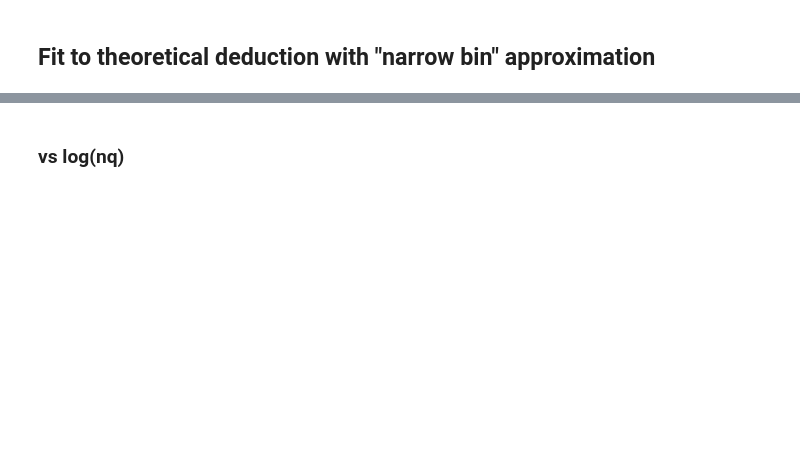
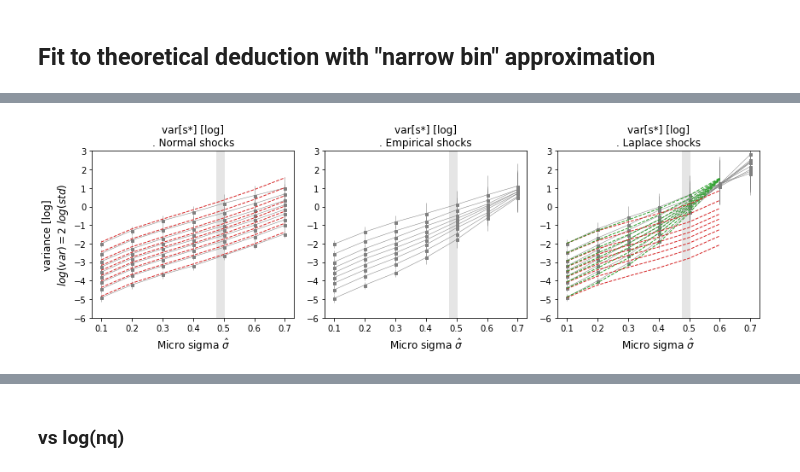
Before and after one commit to matuteiglesias/French_exports_bkp, a Jupyter notebook: code/notebooks/Plots for experiments 3 and 4.ipynb, the cells around one changed output, grey strips where cells are left out. Saved outputs shown, nothing was run; the diff lists cells and outputs as text; code cells hidden in the pictures; blank space fills up the shorter version.

```diff
--- a/code/notebooks/Plots for experiments 3 and 4.ipynb
+++ b/code/notebooks/Plots for experiments 3 and 4.ipynb
@@ -285,0 +206,3 @@ plt.show()
+# %%
+alphas = alphas.groupby(level = (0, 1)).mean().unstack()
+alphas
@@ -285,0 +402,92 @@ plt.show()
+# %%
+filename = 'var_mu0_fsigma'
+# %%
+data = result.loc[result.mu == 0]
+
+
+fig, axs = plt.subplots(1, 3, figsize = (12, 4))
+
+
+#################
+# Normal
+
+ax = axs[0]
+
+plot_data = data.loc[data.dist == 'norm'].groupby(['nq','s'])[['mean', 'log_var']].agg([np.mean, percentile_lo, percentile_hi])#.reset_index()
+
+y_data = plot_data['log_var']['mean'].unstack()
+yhi_data = plot_data['log_var']['percentile_hi'].unstack() - plot_data['log_var']['mean'].unstack()
+ylo_data = plot_data['log_var']['mean'].unstack() - plot_data['log_var']['percentile_lo'].unstack()
+x = y_data.columns.values
+
+for s in y_data.index.values:
+    ax.errorbar(x, y_data.loc[s], yerr=[ylo_data.loc[s], yhi_data.loc[s]], lw = lw_er, color = '.5', marker = 's', markersize = 3)
+
+## Analytical expectation
+for n0 in partition.values[1:]:
+    m = np.zeros(x.shape)
+    ## If I add also the intercept of the regression I could do:
+#     ax.plot(x, np.log10(var_N(m, x)) + alphas.loc['norm'].values.flatten()*np.log10(n0), color = 'r', linestyle = '--', zorder = 10, lw = .5)
+    ax.plot(x, np.log10(var_N(m, x)) - np.log10(n0), color = color_2, lw = lw_ae, linestyle = '--', zorder = 10)
+
+#################
+# Empirical
+
+ax = axs[1]
+
+plot_data = data.loc[data.dist == 'emp'].groupby(['nq','s'])[['mean', 'log_var']].agg([np.mean, percentile_lo, percentile_hi])#.reset_index()
+
+
+# logplot_data = np.log10(plot_data)
+y_data = plot_data['log_var']['mean'].unstack()
+yhi_data = plot_data['log_var']['percentile_hi'].unstack() - plot_data['log_var']['mean'].unstack()
+ylo_data = plot_data['log_var']['mean'].unstack() - plot_data['log_var']['percentile_lo'].unstack()
+x = y_data.columns.values
+
+for s in y_data.index.values:
+    ax.errorbar(x, y_data.loc[s], yerr=[ylo_data.loc[s], yhi_data.loc[s]], lw = lw_er, color = '.5', marker = 's', markersize = 3)
+
+
+
+#################
+# Laplace
+
+ax = axs[2]
+
+plot_data = data.loc[data.dist == 'lapl'].groupby(['nq','s'])[['mean', 'log_var']].agg([np.mean, percentile_lo, percentile_hi])#.reset_index()
+
+
+# logplot_data = np.log10(plot_data)
+y_data = plot_data['log_var']['mean'].unstack()
+yhi_data = plot_data['log_var']['percentile_hi'].unstack() - plot_data['log_var']['mean'].unstack()
+ylo_data = plot_data['log_var']['mean'].unstack() - plot_data['log_var']['percentile_lo'].unstack()
+x = y_data.columns.values
+
+for s in y_data.index.values:
+    ax.errorbar(x, y_data.loc[s], yerr=[ylo_data.loc[s], yhi_data.loc[s]], lw = lw_er, color = '.5', marker = 's', markersize = 3)
+
+## Analytical expectation
+for n0 in partition.values[1:]:
+    s = x[np.where(x < 0.61)]
+    m = np.zeros(s.shape)
+    ax.plot(s, np.log10(var_L(m, s)) - np.log10(n0), color = color_2, lw = lw_ae, linestyle = '--', zorder = 10)
+    ax.plot(s, np.log10(var_L(m, s)) + (alphas.loc['lapl'].values.flatten()*np.log10(n0))[:len(s)], color = color_1, linestyle = '--', zorder = 10, lw = lw_fits)
+
+
+for l in range(3):
+    ax = axs[l]
+    ax.set_xlabel('Micro sigma '+r'$\hat \sigma$', fontsize = 12)
+    ax.axvline(0.491, c = '.5', alpha = .2, lw = 10)
+#         if k == 0: ax.annotate('empirical '+r'$\hat \sigma$', xy = (np.log10(0.491), -1.8), va = 'center', ha = 'right', rotation = 90)
+#         if k == 1: ax.annotate('empirical '+r'$\hat \sigma$', xy = (np.log10(0.491), -5), va = 'center', ha = 'right', rotation = 90)
+
+    ax.set_title('var[s*] [log]\n'+'. '+['Normal', 'Empirical', 'Laplace'][l]+' shocks', fontsize = 12)
+    ax.set_ylim(-6, 3)
+    if l ==0: ax.set_ylabel('variance [log]\n'+r'$log(var) = 2\ log(std)$', fontsize = 12)
+
+
+plt.tight_layout()
+plt.savefig('./../../../WRITING/FIGURES/trade/'+filename+'_'+str(Mbool)+'.png')
+plt.show()
+# %% [output]
+[figure, added]
```
Also changed, not shown: parts of 95 cells of this notebook, 6 other files.
